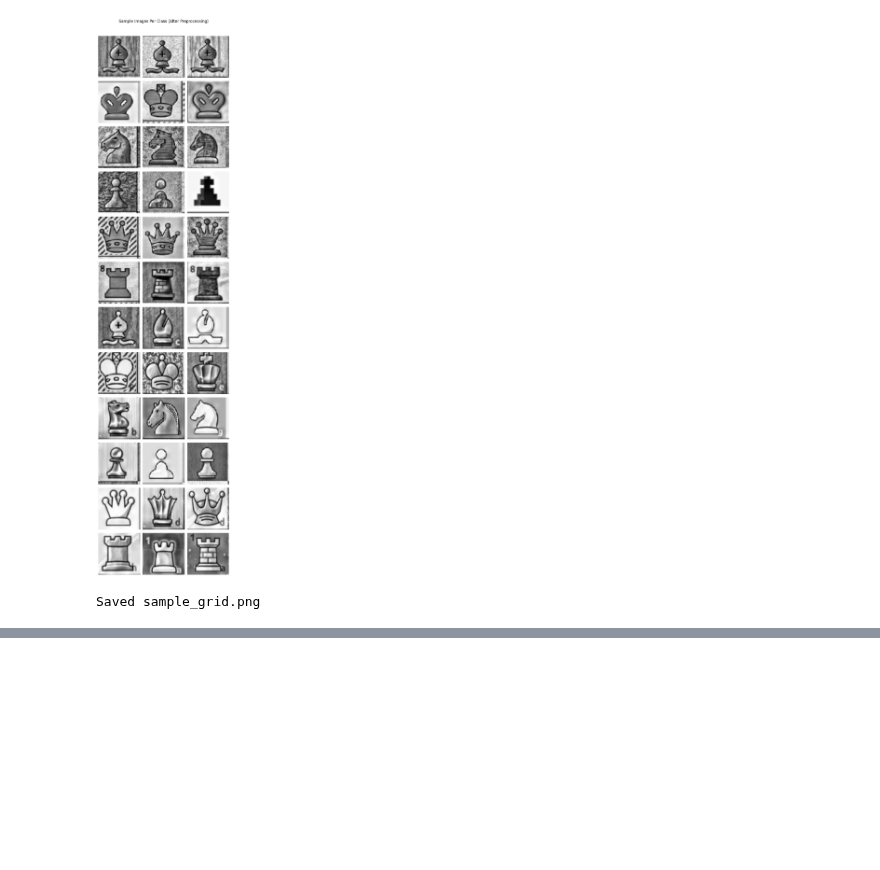
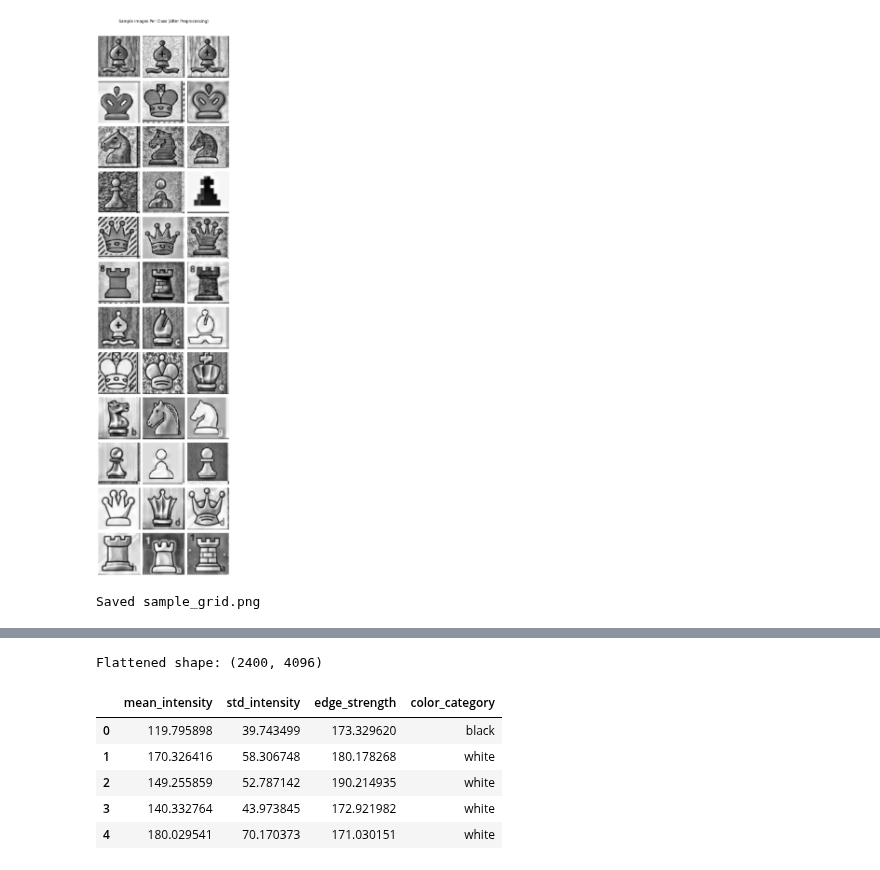
Before and after one commit to pavithrakm2004-git/chess-piece-classification, a Jupyter notebook: notebooks/01_data_understanding.ipynb, the cells around one changed output, grey strips where cells are left out. Drawn from its saved outputs; the diff is of its cells as text; code cells hidden in the pictures; blank space fills up the shorter version.

```diff
--- a/notebooks/01_data_understanding.ipynb
+++ b/notebooks/01_data_understanding.ipynb
@@ -110,7 +108,10 @@ import cv2
 import os
 import numpy as np
 
-processed_dir = r"C:\Users\User\OneDrive\Desktop\chess-piece-classifier\data\processed"
+processed_dir = r"C:\Users\yadhu\Desktop\chess-piece\processed"
+output_dir = r"C:\Users\yadhu\Desktop\chess-piece\data"
+os.makedirs(output_dir, exist_ok=True)
+
 classes = sorted(os.listdir(processed_dir))
 
 # 1. Class distribution bar chart
@@ -122,7 +123,8 @@ plt.xticks(rotation=45, ha='right')
 plt.title("Class Distribution After Augmentation")
 plt.ylabel("Number of Images")
 plt.tight_layout()
-plt.savefig("../data/class_distribution.png", dpi=150)
+
+plt.savefig(os.path.join(output_dir, "class_distribution.png"), dpi=150)
 plt.show()
 print("Saved class_distribution.png")
 # %% [output]
@@ -154,0 +242,39 @@ Saved sample_grid.png
+# %%
+# Flatten images for feature extraction
+X_flat = X.reshape(X.shape[0], -1)
+print(f"Flattened shape: {X_flat.shape}")
+
+# Statistical image features
+mean_intensity = X_flat.mean(axis=1)
+std_intensity = X_flat.std(axis=1)
+
+# Edge strength via Sobel filter
+sobel_x = np.array([[ -1, 0, 1], [ -2, 0, 2], [ -1, 0, 1]], dtype=np.float32)
+sobel_y = sobel_x.T
+edge_strength = []
+for img in X:
+    gx = cv2.filter2D(img.astype(np.float32), -1, sobel_x)
+    gy = cv2.filter2D(img.astype(np.float32), -1, sobel_y)
+    magnitude = np.sqrt(gx**2 + gy**2)
+    edge_strength.append(magnitude.mean())
+edge_strength = np.array(edge_strength)
+
+# Derived categorical feature from brightness
+color_feature = np.where(mean_intensity > 127, 'white', 'black')
+
+feature_df = pd.DataFrame({
+    'mean_intensity': mean_intensity,
+    'std_intensity': std_intensity,
+    'edge_strength': edge_strength,
+    'color_category': color_feature,
+})
+
+feature_df.head(5)
+# %% [output]
+Flattened shape: (2400, 4096)
+|  | mean_intensity | std_intensity | edge_strength | color_category |
+| 0 | 119.795898 | 39.743499 | 173.329620 | black |
+| 1 | 170.326416 | 58.306748 | 180.178268 | white |
+| 2 | 149.255859 | 52.787142 | 190.214935 | white |
+| 3 | 140.332764 | 43.973845 | 172.921982 | white |
+| 4 | 180.029541 | 70.170373 | 171.030151 | white |
```
Also changed, not shown: parts of 27 cells of this notebook.
